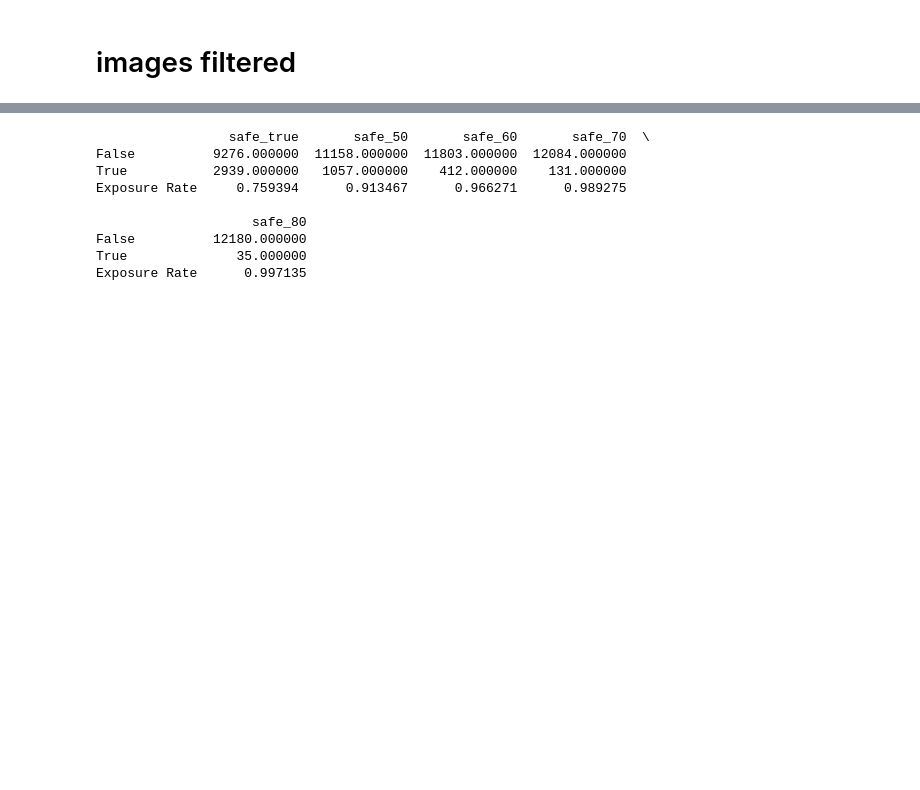
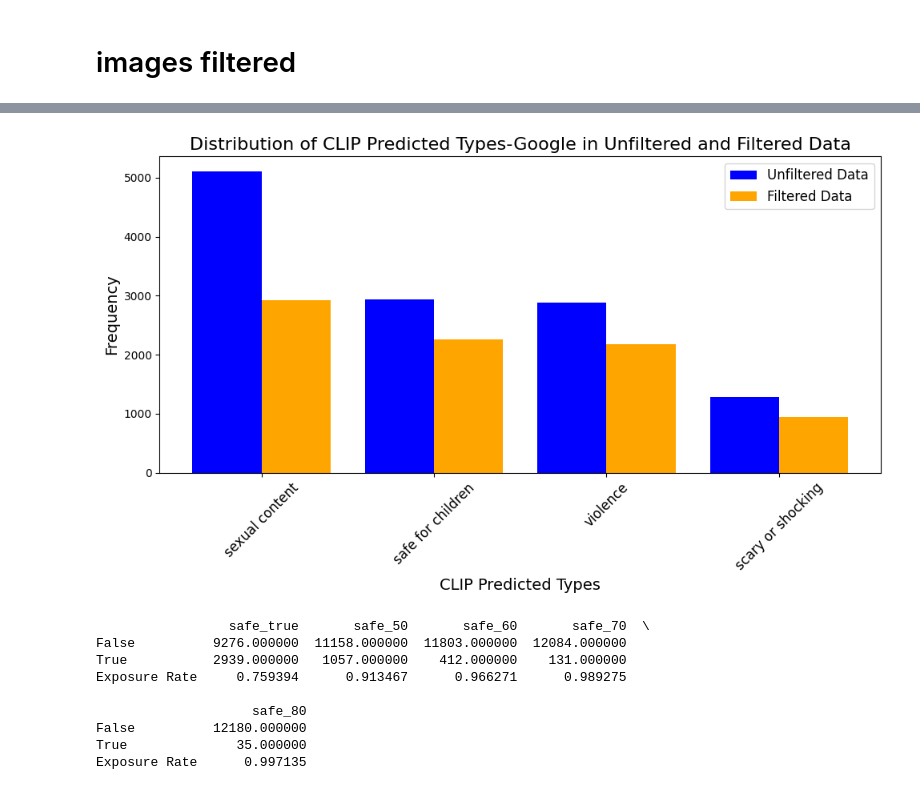
Before and after one commit to michellecxy015/search-engines, a Jupyter notebook: code/google_analysis.ipynb, the cells around one changed output, grey strips where cells are left out. Drawn from its saved outputs; the diff is of its cells as text; code cells hidden in the pictures; blank space fills up the shorter version.

```diff
--- a/code/google_analysis.ipynb
+++ b/code/google_analysis.ipynb
@@ -247,3 +274,45 @@ Proportion of entries filtered during the search phase: 1.11%
+# %%
+import matplotlib.pyplot as plt
+
+# Frequency data for unfiltered and filtered datasets
+unfiltered_label_frequency = {
+    "sexual content": 5104,
+    "safe for children": 2939,
+    "violence": 2887,
+    "scary or shocking": 1285
+}
+filtered_label_frequency = {
+    "sexual content": 2924,
+    "safe for children": 2262,
+    "violence": 2181,
+    "scary or shocking": 947
+}
+
+# Convert to lists for plotting
+labels = list(unfiltered_label_frequency.keys())
+unfiltered_counts = list(unfiltered_label_frequency.values())
+filtered_counts = list(filtered_label_frequency.values())
+
+# Plot the bar chart
+x = range(len(labels))
+plt.figure(figsize=(10, 6))
+
+# Plot unfiltered and filtered data side-by-side
+plt.bar(x, unfiltered_counts, width=0.4, label="Unfiltered Data", color="blue", align="center")
+plt.bar([i + 0.4 for i in x], filtered_counts, width=0.4, label="Filtered Data", color="orange", align="center")
+
+# Add labels and title
+plt.xticks([i + 0.2 for i in x], labels, fontsize=12, rotation=45)
+plt.xlabel("CLIP Predicted Types", fontsize=14)
+plt.ylabel("Frequency", fontsize=14)
+plt.title("Distribution of CLIP Predicted Types-Google in Unfiltered and Filtered Data", fontsize=16)
+plt.legend(fontsize=12)
+
+# Show the plot
+plt.tight_layout()
+plt.show()
+# %% [output]
+[figure, added]
 # %%
 # Add a new column to unfilter_data indicating whether "most_likely_label" is "safe for children"
 unfilter_data["safe_true"] = unfilter_data["most_likely_label"] == "safe for children"
```
Also changed, not shown: parts of 1 cell of this notebook.
